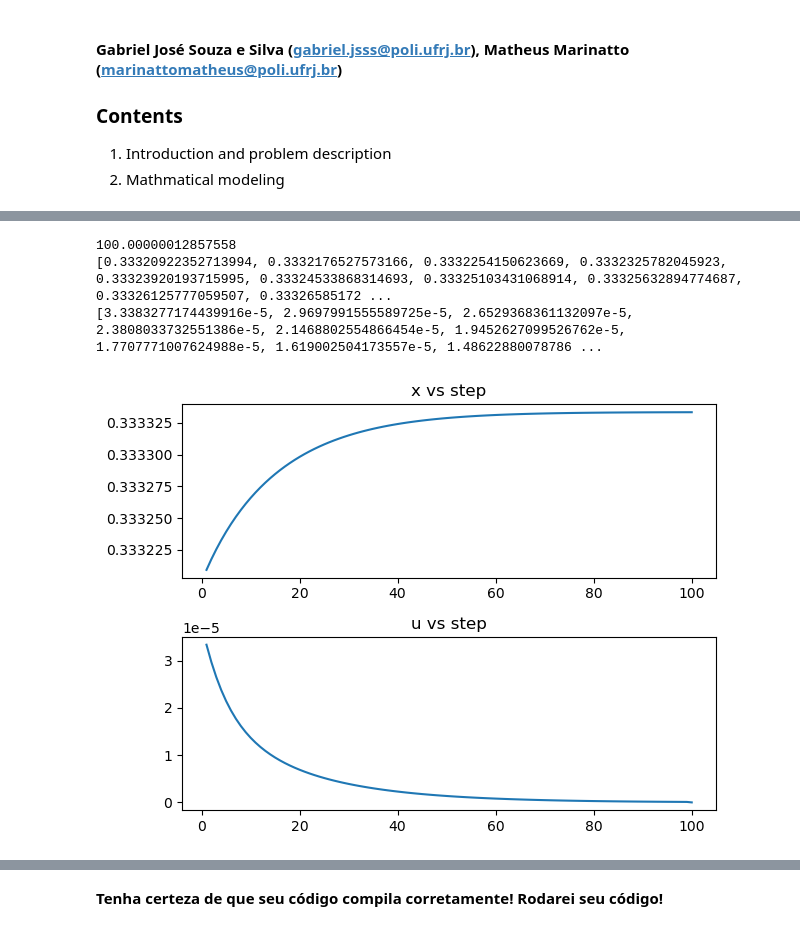
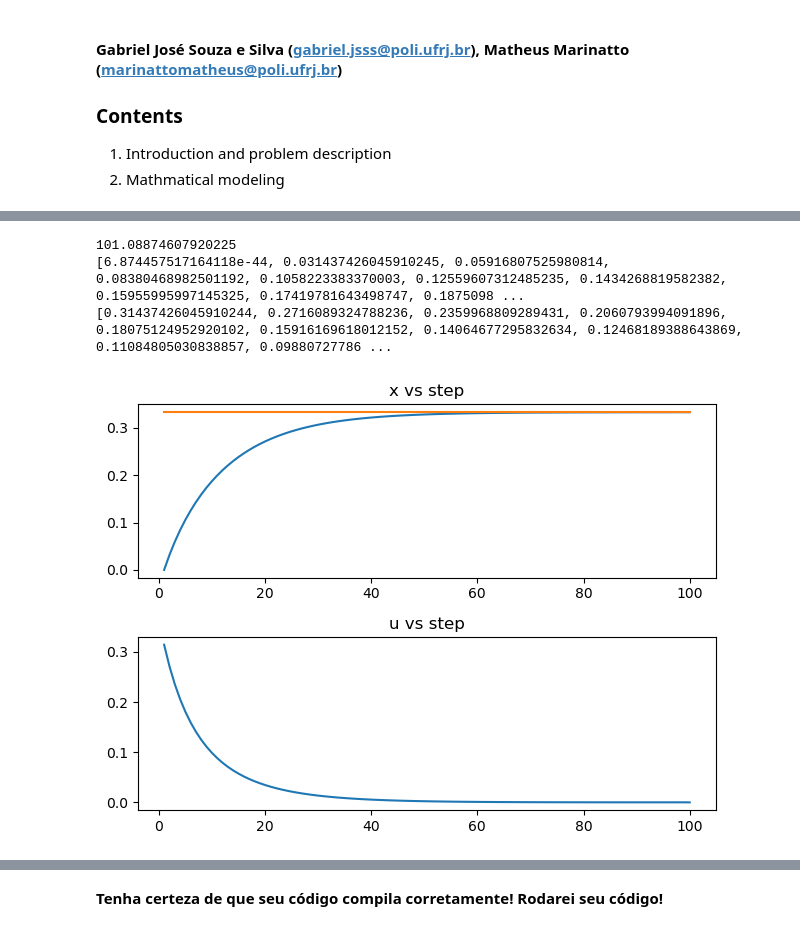
Before and after one commit to Gabrieljsss/information-spread-optimization-model, a Jupyter notebook: modelo_relatorio_projeto_2022.ipynb, the cells around one changed output, grey strips where cells are left out. Drawn from its saved outputs; the diff is of its cells as text; code cells hidden in the pictures.

```diff
--- a/modelo_relatorio_projeto_2022.ipynb
+++ b/modelo_relatorio_projeto_2022.ipynb
@@ -166,40 +163,41 @@ end
 @constraint(m, sum(xOptimalControl) >= 0);
 @constraint(m, sum(uOptimalControl) >= 0);
 
-@constraint(m, xOptimalControl[1] <= 1000) #prevent explosion
+@constraint(m, xOptimalControl[1] == 0) #prevent explosion
 @constraint(m, uOptimalControl[1] <= 1000) #prevent explosion
 
 @objective(m, Min, sum(
     uOptimalControl .* uOptimalControl .+ (xOptimalControl .- xEquilibrium).*(xOptimalControl .- xEquilibrium) .+ λ
 ));
 optimize!(m);
 
 println(JuMP.objective_value.(m))
 println(JuMP.value.(xOptimalControl));
 println(JuMP.value.(uOptimalControl));
 
 ####### exporting variables for further analysis ########
 costOptimalControlResult = JuMP.objective_value.(m);
 xOptimalControlResult = JuMP.value.(xOptimalControl);
 uOptimalControlResult = JuMP.value.(uOptimalControl);
 
 ##### plotting #######
 clf(); #required for vscode on mac
 fig = plt.figure();
 
 ax1 = fig.add_subplot(2, 1, 1);
 ax1.title.set_text("x vs step");
 plt.plot(range(1, numberOfIterations), transpose(JuMP.value.(xOptimalControl)));
+plt.plot(range(1, numberOfIterations), xEquilibrium .* ones(numberOfIterations));
 
 ax2 = fig.add_subplot(2, 1, 2);
 ax2.title.set_text("u vs step");
 plt.plot(range(1, numberOfIterations), transpose(JuMP.value.(uOptimalControl)));
 
 fig.tight_layout();
 show()
 gcf()
 # %% [output]
-100.00000012857558
-[0.33320922352713994, 0.3332176527573166, 0.3332254150623669, 0.3332325782045923, 0.33323920193715995, 0.33324533868314693, 0.33325103431068914, 0.33325632894774687, 0.33326125777059507, 0.33326585172 ...
-[3.3383277174439916e-5, 2.9697991555589725e-5, 2.6529368361132097e-5, 2.3808033732551386e-5, 2.1468802554866454e-5, 1.9452627099526762e-5, 1.7707771007624988e-5, 1.619002504173557e-5, 1.48622880078786 ...
+101.08874607920225
+[6.874457517164118e-44, 0.031437426045910245, 0.05916807525980814, 0.08380468982501192, 0.1058223383370003, 0.12559607312485235, 0.1434268819582382, 0.15955995997145325, 0.17419781643498747, 0.1875098 ...
+[0.31437426045910244, 0.2716089324788236, 0.2359968809289431, 0.2060793994091896, 0.18075124952920102, 0.15916169618012152, 0.14064677295832634, 0.12468189388643869, 0.11084805030838857, 0.09880727786 ...
-[figure, old version]
+[figure, new version]
```
Also changed, not shown: parts of 5 cells of this notebook.
